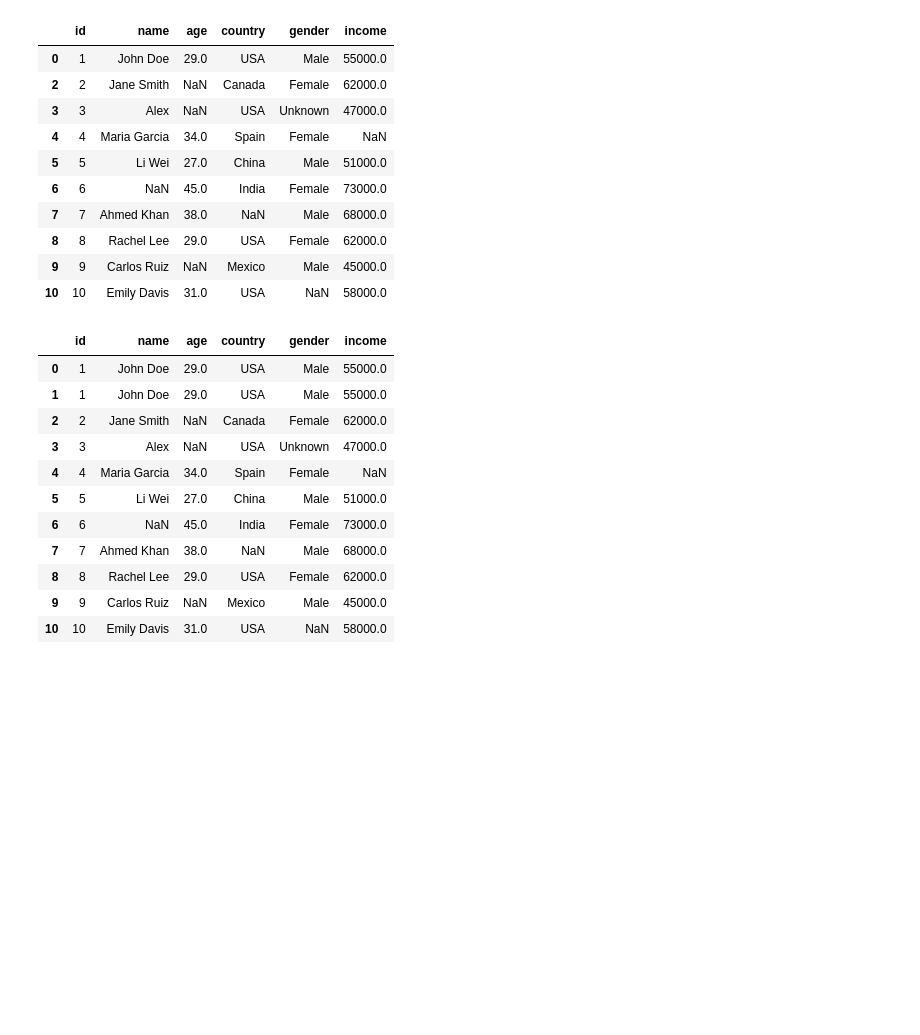
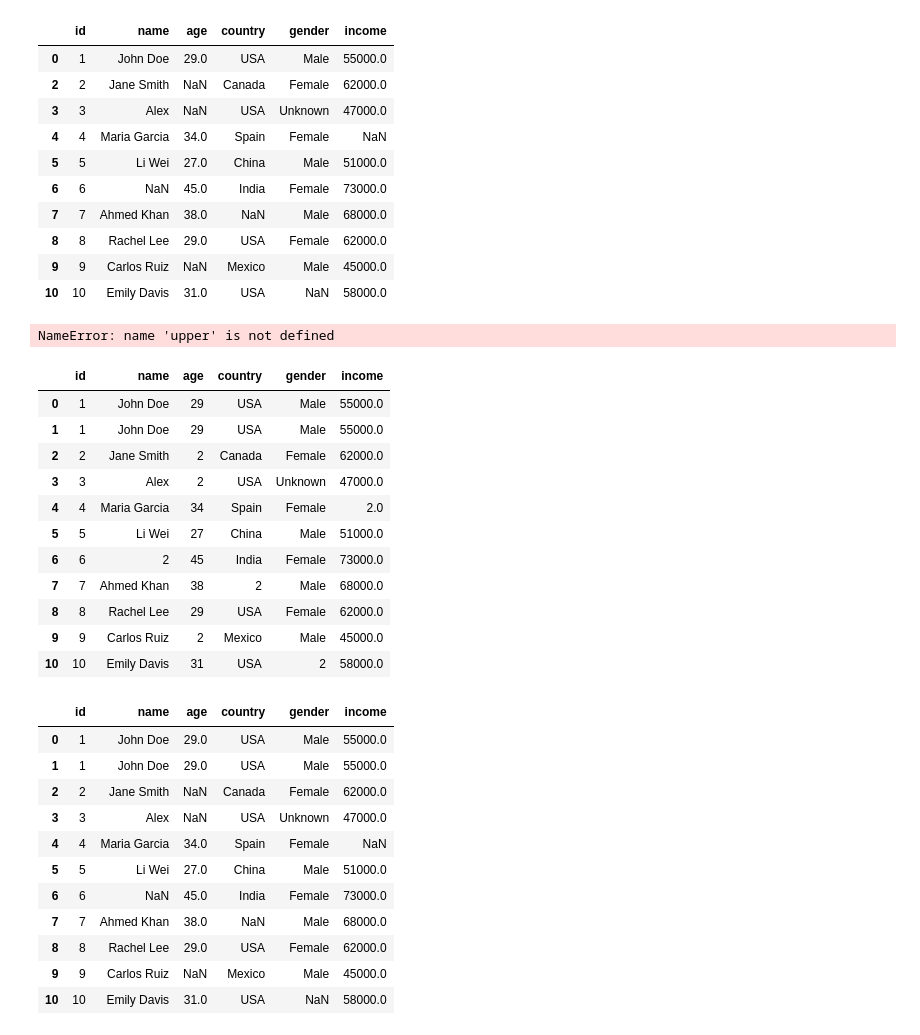
Before and after one commit to bhawana-vibes/AI_class, a Jupyter notebook: pandas.ipynb, the cells around one changed output. Saved outputs shown, nothing was run; the diff lists cells and outputs as text; code cells hidden in the pictures; blank space fills up the shorter version.

```diff
--- a/pandas.ipynb
+++ b/pandas.ipynb
@@ -356,6 +356,32 @@ df.drop_duplicates()
 | 8 | 8 | Rachel Lee | 29.0 | USA | Female | 62000.0 |
 | 9 | 9 | Carlos Ruiz | NaN | Mexico | Male | 45000.0 |
 | 10 | 10 | Emily Davis | 31.0 | USA | NaN | 58000.0 |
+# %%
+#datatype
+df.dtypes
+
+df2 =  df.copy()
+df2 = df2.fillna(2)
+df2["age"] = df2["age"].astype("int64").copy()
+df2.dtypes
+df["gender"].str.upper()
+# %% [output]
+NameError: name 'upper' is not defined
+# %%
+df2
+# %% [output]
+|  | id | name | age | country | gender | income |
+| 0 | 1 | John Doe | 29 | USA | Male | 55000.0 |
+| 1 | 1 | John Doe | 29 | USA | Male | 55000.0 |
+| 2 | 2 | Jane Smith | 2 | Canada | Female | 62000.0 |
+| 3 | 3 | Alex | 2 | USA | Unknown | 47000.0 |
+| 4 | 4 | Maria Garcia | 34 | Spain | Female | 2.0 |
+| 5 | 5 | Li Wei | 27 | China | Male | 51000.0 |
+| 6 | 6 | 2 | 45 | India | Female | 73000.0 |
+| 7 | 7 | Ahmed Khan | 38 | 2 | Male | 68000.0 |
+| 8 | 8 | Rachel Lee | 29 | USA | Female | 62000.0 |
+| 9 | 9 | Carlos Ruiz | 2 | Mexico | Male | 45000.0 |
+| 10 | 10 | Emily Davis | 31 | USA | 2 | 58000.0 |
 # %%
 df
 # %% [output]
```
Also changed, not shown: 1 other file.
